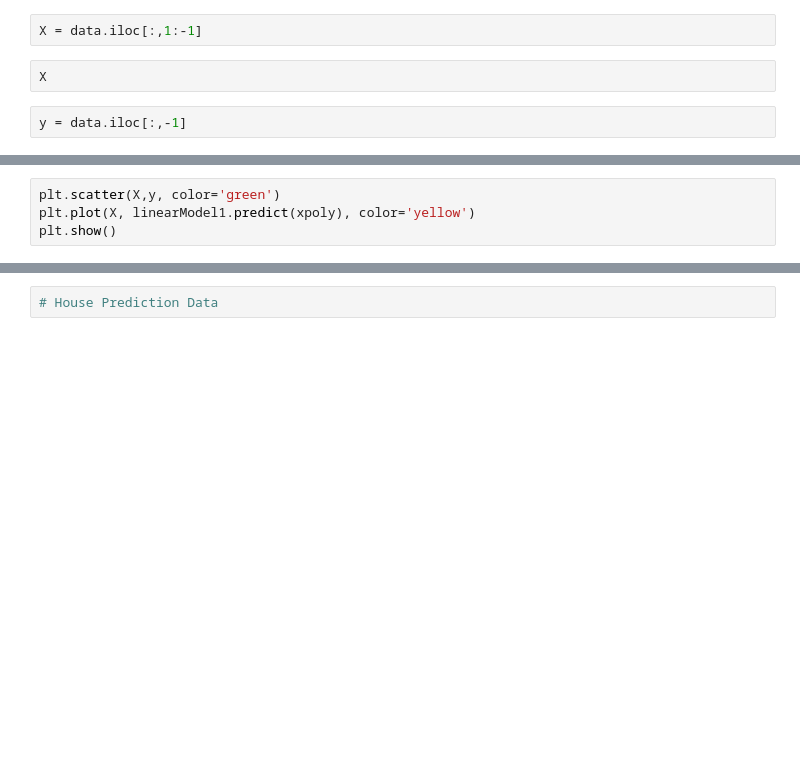
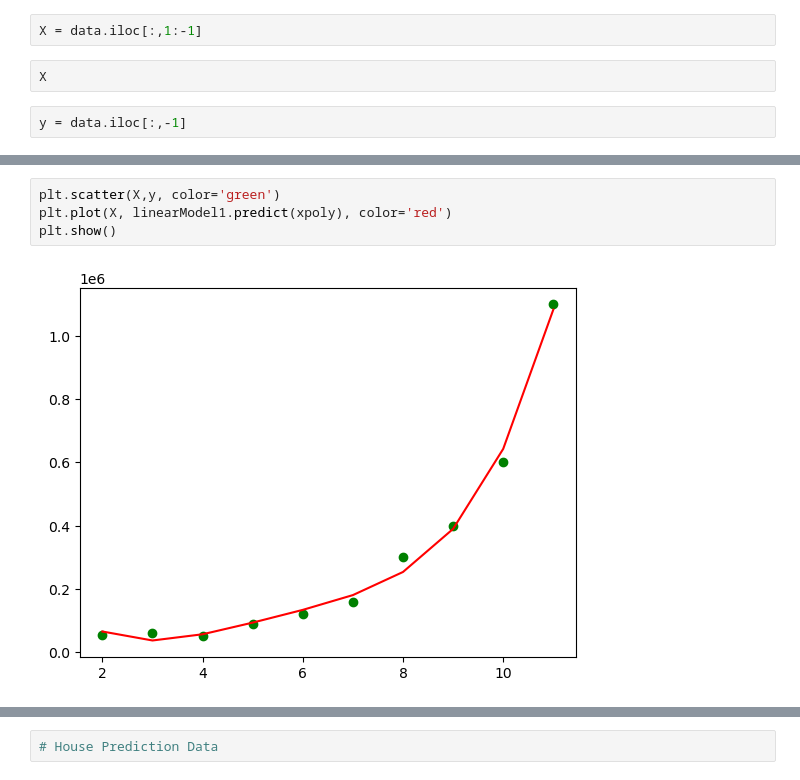
Before and after one commit to proarcherdemo/PythonTraining, a Jupyter notebook: 15. machine_learning/Polynomial Regression/Untitled.ipynb, the cells around one changed output, grey strips where cells are left out. Saved outputs shown, nothing was run; the diff lists cells and outputs as text; blank space fills up the shorter version.

```diff
--- a/15. machine_learning/Polynomial Regression/Untitled.ipynb
+++ b/15. machine_learning/Polynomial Regression/Untitled.ipynb
@@ -33,6 +54,8 @@ linearModel1.fit(xpoly, y)
 # %%
 plt.scatter(X,y, color='green')
-plt.plot(X, linearModel1.predict(xpoly), color='yellow')
+plt.plot(X, linearModel1.predict(xpoly), color='red')
 plt.show()
+# %% [output]
+[figure, added]
 # %%
 linearModel.predict([[9.5]])
```
Also changed, not shown: parts of 7 cells of this notebook, 4 other files.
